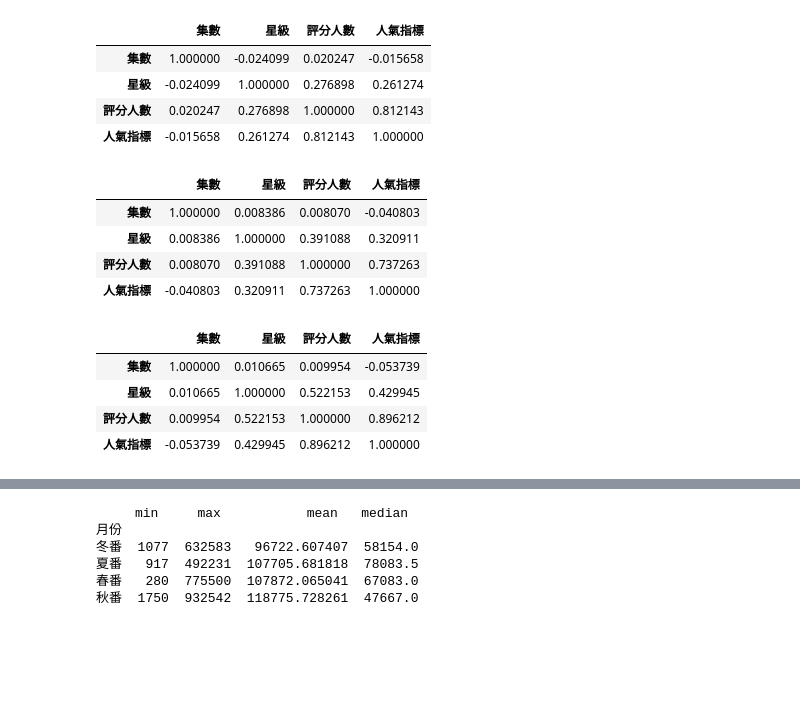
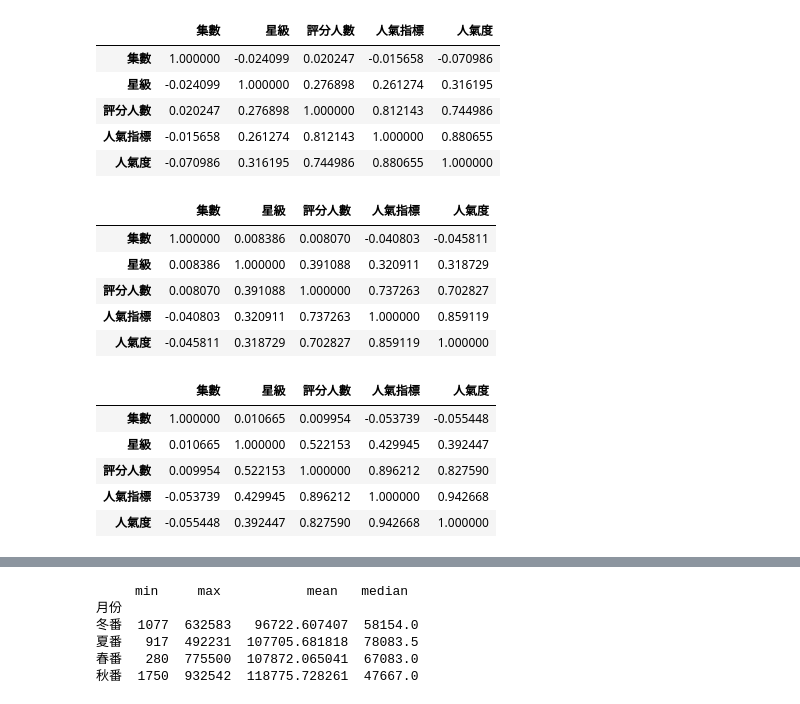
Before and after one commit to hsiaoyt0923/Anime_View_Number_Regression, a Jupyter notebook: visualize.ipynb, the cells around one changed output, grey strips where cells are left out. Cells and saved outputs as stored; diff of their text form; code cells hidden in the pictures; blank space fills up the shorter version.

```diff
--- a/visualize.ipynb
+++ b/visualize.ipynb
@@ -13,8 +13,11 @@ plt.rcParams['axes.unicode_minus'] = False
 sns.set(font=['sans-serif'])
 sns.set_style("whitegrid", {"font.sans-serif": ['Taipei Sans TC Beta']})
 # %%
-df = pd.read_csv('./BaHaMut_7.csv')
+df = pd.read_csv('./datasource/BaHaMut_7.csv')
+# %%
+df_NB = pd.read_csv('./datasource/dataset_for_NaiveBayes.csv')
 # %%
 df['人氣指標'] = round(df['平均觀看數'], ndigits=-4) // 10000
 df['評分人數'] = round(df['評分人數'], ndigits=-2)
+df['人氣度'] = df_NB['人氣度']
 # %%
@@ -54,9 +59,9 @@ memory usage: 65.1+ KB
 # %%
 from sklearn.preprocessing import MinMaxScaler
 std = MinMaxScaler()
-df_corr = df[['集數', '星級', '評分人數', '人氣指標']]
+df_corr = df[['集數', '星級', '評分人數', '人氣指標', '人氣度']]
 arr = std.fit_transform(df_corr)
-df_corr[['集數', '星級', '評分人數', '人氣指標']] = arr
+df_corr[['集數', '星級', '評分人數', '人氣指標', '人氣度']] = arr
 df_corr
 # %% [output]
 A value is trying to be set on a copy of a slice from a DataFrame.
@@ -80,27 +85,30 @@ See the caveats in the documentation: https://pandas.pydata.org/pandas-docs/stab
 # %%
-featuresCorr = df_corr[['集數', '星級', '評分人數',	'人氣指標']].corr()
+featuresCorr = df_corr[['集數', '星級', '評分人數',	'人氣指標', '人氣度']].corr()
 featuresCorr
 # %% [output]
-|  | 集數 | 星級 | 評分人數 | 人氣指標 |
-| 集數 | 1.000000 | -0.024099 | 0.020247 | -0.015658 |
-| 星級 | -0.024099 | 1.000000 | 0.276898 | 0.261274 |
-| 評分人數 | 0.020247 | 0.276898 | 1.000000 | 0.812143 |
-| 人氣指標 | -0.015658 | 0.261274 | 0.812143 | 1.000000 |
+|  | 集數 | 星級 | 評分人數 | 人氣指標 | 人氣度 |
+| 集數 | 1.000000 | -0.024099 | 0.020247 | -0.015658 | -0.070986 |
+| 星級 | -0.024099 | 1.000000 | 0.276898 | 0.261274 | 0.316195 |
+| 評分人數 | 0.020247 | 0.276898 | 1.000000 | 0.812143 | 0.744986 |
+| 人氣指標 | -0.015658 | 0.261274 | 0.812143 | 1.000000 | 0.880655 |
+| 人氣度 | -0.070986 | 0.316195 | 0.744986 | 0.880655 | 1.000000 |
 # %%
-featuresCorr = df_corr[['集數', '星級', '評分人數',	'人氣指標']].corr('kendall')
+featuresCorr = df_corr[['集數', '星級', '評分人數',	'人氣指標', '人氣度']].corr('kendall')
 featuresCorr
 # %% [output]
-|  | 集數 | 星級 | 評分人數 | 人氣指標 |
-| 集數 | 1.000000 | 0.008386 | 0.008070 | -0.040803 |
-| 星級 | 0.008386 | 1.000000 | 0.391088 | 0.320911 |
-| 評分人數 | 0.008070 | 0.391088 | 1.000000 | 0.737263 |
-| 人氣指標 | -0.040803 | 0.320911 | 0.737263 | 1.000000 |
+|  | 集數 | 星級 | 評分人數 | 人氣指標 | 人氣度 |
+| 集數 | 1.000000 | 0.008386 | 0.008070 | -0.040803 | -0.045811 |
+| 星級 | 0.008386 | 1.000000 | 0.391088 | 0.320911 | 0.318729 |
+| 評分人數 | 0.008070 | 0.391088 | 1.000000 | 0.737263 | 0.702827 |
+| 人氣指標 | -0.040803 | 0.320911 | 0.737263 | 1.000000 | 0.859119 |
+| 人氣度 | -0.045811 | 0.318729 | 0.702827 | 0.859119 | 1.000000 |
 # %%
-featuresCorr = df_corr[['集數', '星級', '評分人數',	'人氣指標']].corr('spearman')
+featuresCorr = df_corr[['集數', '星級', '評分人數',	'人氣指標', '人氣度']].corr('spearman')
 featuresCorr
 # %% [output]
-|  | 集數 | 星級 | 評分人數 | 人氣指標 |
-| 集數 | 1.000000 | 0.010665 | 0.009954 | -0.053739 |
-| 星級 | 0.010665 | 1.000000 | 0.522153 | 0.429945 |
-| 評分人數 | 0.009954 | 0.522153 | 1.000000 | 0.896212 |
-| 人氣指標 | -0.053739 | 0.429945 | 0.896212 | 1.000000 |
+|  | 集數 | 星級 | 評分人數 | 人氣指標 | 人氣度 |
+| 集數 | 1.000000 | 0.010665 | 0.009954 | -0.053739 | -0.055448 |
+| 星級 | 0.010665 | 1.000000 | 0.522153 | 0.429945 | 0.392447 |
+| 評分人數 | 0.009954 | 0.522153 | 1.000000 | 0.896212 | 0.827590 |
+| 人氣指標 | -0.053739 | 0.429945 | 0.896212 | 1.000000 | 0.942668 |
+| 人氣度 | -0.055448 | 0.392447 | 0.827590 | 0.942668 | 1.000000 |
```
Also changed, not shown: parts of 5 cells of this notebook.
